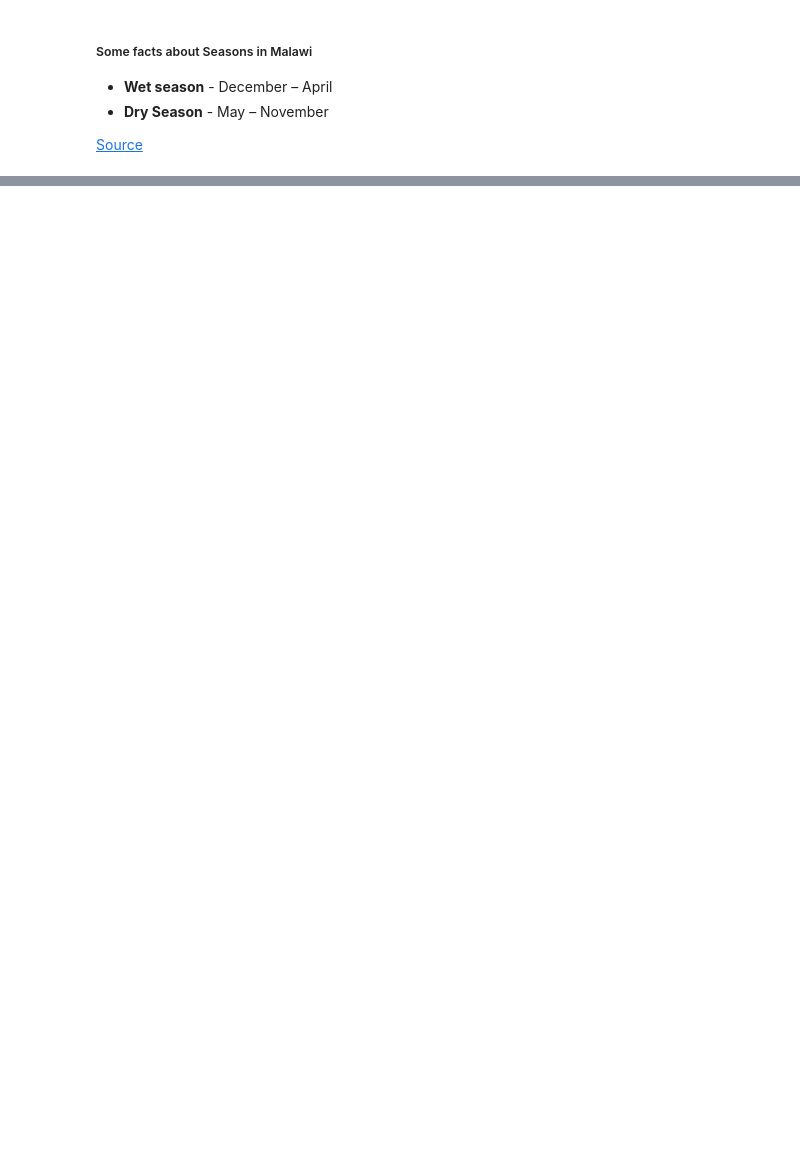
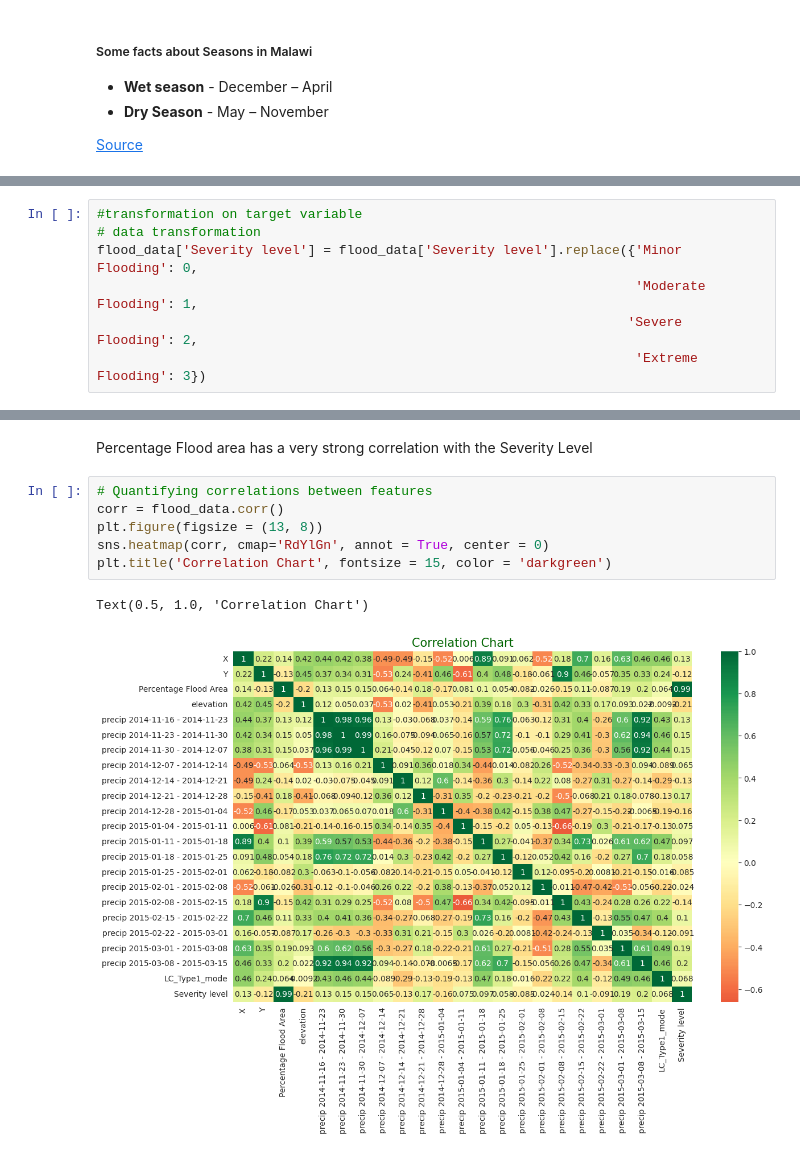
Before and after one commit to otoosakyidavid/KaggleX-BIPOC-Mentorship-Project, a Jupyter notebook: flood-prediction-analysis.ipynb, the cells around one changed output, grey strips where cells are left out. Saved outputs shown, nothing was run; the diff lists cells and outputs as text; blank space fills up the shorter version.

```diff
--- a/flood-prediction-analysis.ipynb
+++ b/flood-prediction-analysis.ipynb
@@ -356,0 +373,7 @@ rainfall_before_flood = [
+# %%
+#transformation on target variable
+# data transformation
+flood_data['Severity level'] = flood_data['Severity level'].replace({'Minor Flooding': 0,
+                                                                     'Moderate Flooding': 1,
+                                                                    'Severe Flooding': 2,
+                                                                     'Extreme Flooding': 3})
@@ -356,0 +407,11 @@ rainfall_before_flood = [
+# %% [markdown]
+Percentage Flood area has a very strong correlation with the Severity Level
+# %%
+# Quantifying correlations between features
+corr = flood_data.corr()
+plt.figure(figsize = (13, 8))
+sns.heatmap(corr, cmap='RdYlGn', annot = True, center = 0)
+plt.title('Correlation Chart', fontsize = 15, color = 'darkgreen')
+# %% [output]
+Text(0.5, 1.0, 'Correlation Chart')
+[figure, added]
```
Also changed, not shown: parts of 44 cells of this notebook.
